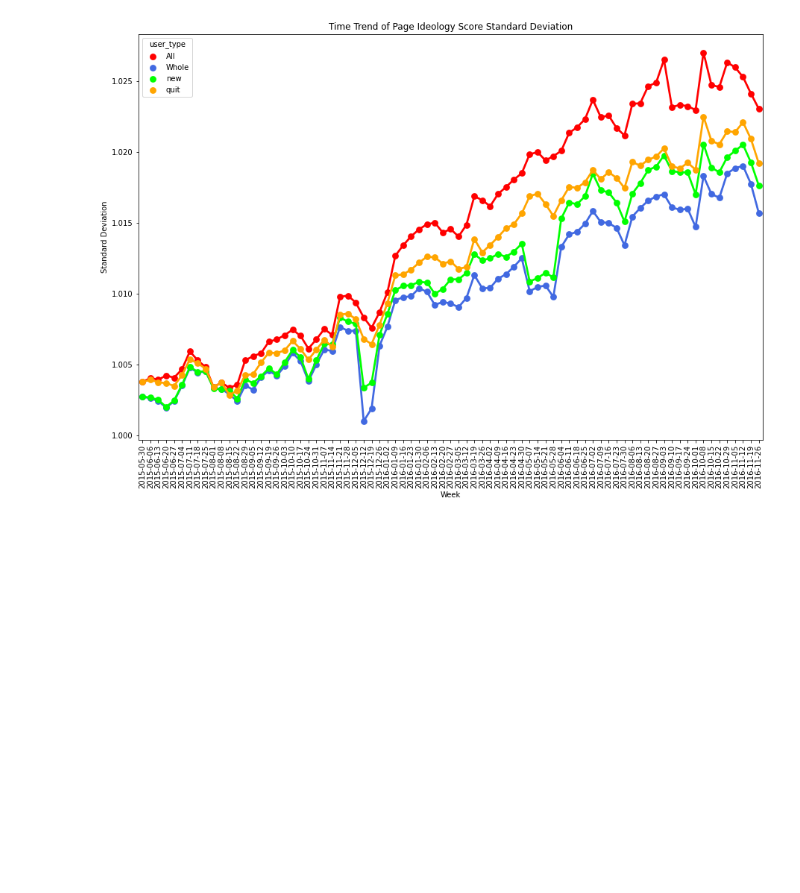
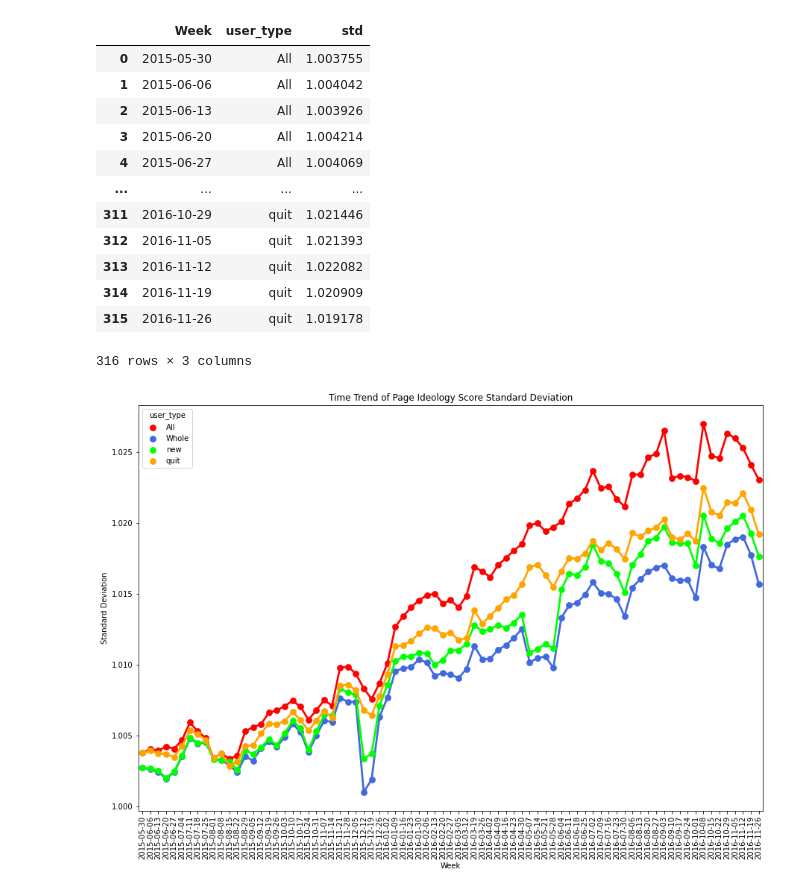
Before and after one commit to p50042220/FB_hatecrime, a Jupyter notebook: Code/notebook/Polarization/Page Difference.ipynb, the cells around one changed output. Saved outputs shown, nothing was run; the diff lists cells and outputs as text; code cells hidden in the pictures; blank space fills up the shorter version.

```diff
--- a/Code/notebook/Polarization/Page Difference.ipynb
+++ b/Code/notebook/Polarization/Page Difference.ipynb
@@ -11,26 +11,26 @@ page_path_whole = '/home3/r05322021/Desktop/FB Data/Polarization/page_score/whol
 page_score_file_whole = os.listdir(page_path_whole)
 page_path_all = '/home3/r05322021/Desktop/FB Data/original_ideology/page_score/2015-05-03_to_2016-11-26_4weeks/'
 page_score_file_all = os.listdir(page_path_all)
-page_path_new = '/home3/r05322021/Desktop/FB Data/Polarization/page_score/new/'
+page_path_new = '/home3/r05322021/Desktop/FB Data/Polarization/page_score/new/all/'
 page_score_file_new = os.listdir(page_path_new)
-page_path_quit = '/home3/r05322021/Desktop/FB Data/Polarization/page_score/quit/'
+page_path_quit = '/home3/r05322021/Desktop/FB Data/Polarization/page_score/quit/all/'
 page_score_file_quit = os.listdir(page_path_quit)
 # %%
 df_whole_list, df_all_list, df_new_list, df_quit_list = [], [], [], []
 for f in page_score_file_whole:
-    df = pd.read_csv(f'{page_path_whole}{f}', converters={'page_id': str})
+    df = pd.read_csv(f'{page_path_whole}{f}', converters={'page_id': str}, engine='python')
     df['Week'] = f[-14:-4]
     df_whole_list.append(df)
 for f in page_score_file_all:
-    df = pd.read_csv(f'{page_path_all}{f}', converters={'page_id': str})
+    df = pd.read_csv(f'{page_path_all}{f}', converters={'page_id': str}, engine='python')
     df['Week'] = f[-14:-4]
     df_all_list.append(df)
 for f in page_score_file_new:
-    df = pd.read_csv(f'{page_path_new}{f}', converters={'page_id': str})
+    df = pd.read_csv(f'{page_path_new}{f}', converters={'page_id': str}, engine='python')
     df['Week'] = f[-14:-4]
     df_new_list.append(df)
 for f in page_score_file_quit:
-    df = pd.read_csv(f'{page_path_quit}{f}', converters={'page_id': str})
+    df = pd.read_csv(f'{page_path_quit}{f}', converters={'page_id': str}, engine='python')
     df['Week'] = f[-14:-4]
     df_quit_list.append(df)
 df_whole = pd.concat(df_whole_list, axis=0)
@@ -38,10 +38,32 @@ df_all = pd.concat(df_all_list, axis=0)
 df_new = pd.concat(df_new_list, axis=0)
 df_quit = pd.concat(df_quit_list, axis=0)
 # %%
-std_whole = pd.DataFrame([[d['Week'].iloc[0], d['PC1_std'].std()] for d in [group[1] for group in df_whole.groupby('Week')]], columns=['Week', 'std'])
-std_all = pd.DataFrame([[d['Week'].iloc[0], d['PC1_std'].std()] for d in [group[1] for group in df_all.groupby('Week')]], columns=['Week', 'std'])
-std_new = pd.DataFrame([[d['Week'].iloc[0], d['PC1_std'].std()] for d in [group[1] for group in df_new.groupby('Week')]], columns=['Week', 'std'])
-std_quit = pd.DataFrame([[d['Week'].iloc[0], d['PC1_std'].std()] for d in [group[1] for group in df_quit.groupby('Week')]], columns=['Week', 'std'])
+std_whole = pd.DataFrame([[d['Week'].iloc[0], d['PC1_std'].std()] for d in [group[1] for group in df_whole.groupby('Week')]], columns=['Week', 'std_whole'])
+std_all = pd.DataFrame([[d['Week'].iloc[0], d['PC1_std'].std()] for d in [group[1] for group in df_all.groupby('Week')]], columns=['Week', 'std_all'])
+std_new = pd.DataFrame([[d['Week'].iloc[0], d['PC1_std'].std()] for d in [group[1] for group in df_new.groupby('Week')]], columns=['Week', 'std_new'])
+std_quit = pd.DataFrame([[d['Week'].iloc[0], d['PC1_std'].std()] for d in [group[1] for group in df_quit.groupby('Week')]], columns=['Week', 'std_quit'])
+# %%
+timecol = 'Week'
+ycol = 'std'
+df = pd.concat([std_all.set_index(timecol).sort_index().rename(columns={'std': 'All'}), std_whole.set_index(timecol).sort_index().rename(columns={'std': 'Whole'}), std_new.set_index(timecol).sort_index().rename(columns={'std': 'new'}), std_quit.set_index(timecol).sort_index().rename(columns={'std': 'quit'})], axis=1)
+df = df.reset_index(drop=False)
+df = df.melt(timecol, var_name='user_type',  value_name=ycol)
+# %%
+df
+# %% [output]
+|  | Week | user_type | std |
+| 0 | 2015-05-30 | All | 1.003755 |
+| 1 | 2015-06-06 | All | 1.004042 |
+| 2 | 2015-06-13 | All | 1.003926 |
+| 3 | 2015-06-20 | All | 1.004214 |
+| 4 | 2015-06-27 | All | 1.004069 |
+| ... | ... | ... | ... |
+| 311 | 2016-10-29 | quit | 1.021446 |
+| 312 | 2016-11-05 | quit | 1.021393 |
+| 313 | 2016-11-12 | quit | 1.022082 |
+| 314 | 2016-11-19 | quit | 1.020909 |
+| 315 | 2016-11-26 | quit | 1.019178 |
+316 rows × 3 columns
 # %%
 def plot_time_series(df_all, df_whole, df_new, df_quit, timecol, ycol, plot_title, save_path):
     plt.figure(figsize=(15,10))
```
Also changed, not shown: parts of 2 cells of this notebook, 2 other files.
